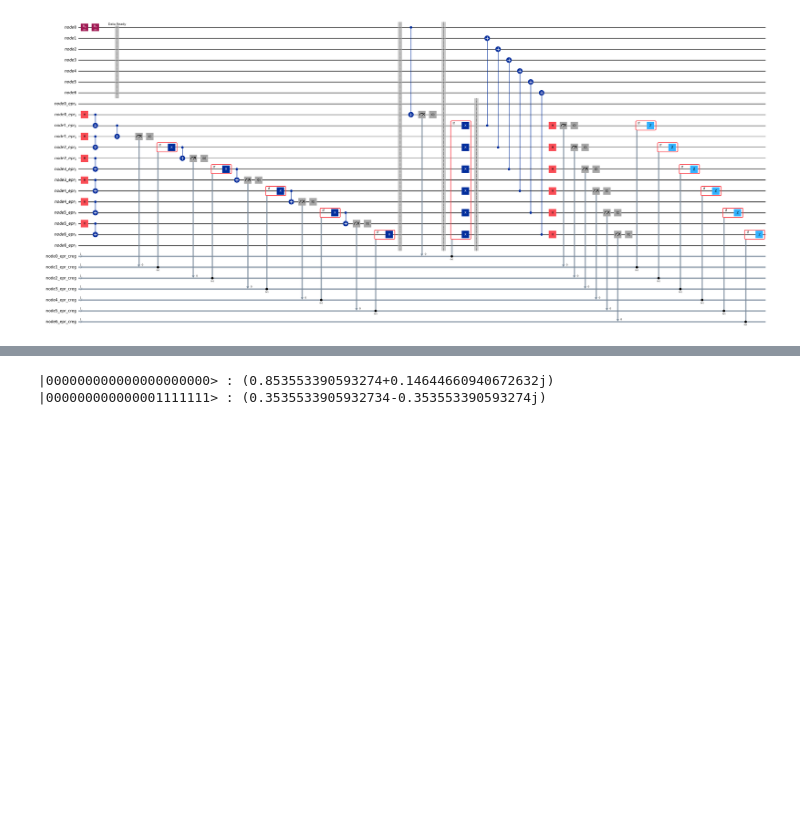
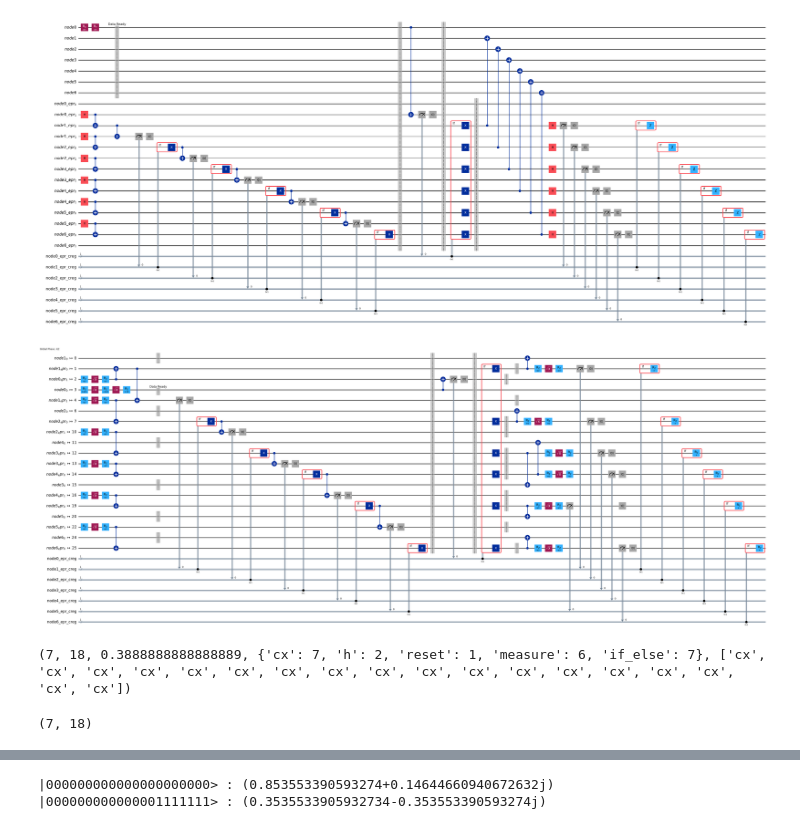
Before and after one commit to EayonTinthai/qmpi_cpe_kmutt, a Jupyter notebook: QMPI_Tinthai_Version/Mixed_Topology/merged_approach.ipynb, the cells around one changed output, grey strips where cells are left out. Drawn from its saved outputs; the diff is of its cells as text; code cells hidden in the pictures; blank space fills up the shorter version.

```diff
--- a/QMPI_Tinthai_Version/Mixed_Topology/merged_approach.ipynb
+++ b/QMPI_Tinthai_Version/Mixed_Topology/merged_approach.ipynb
@@ -590,3 +710,45 @@ linear_chain_class.q.draw('mpl',  fold = -1)
 # %% [output]
 Created 7 nodes to the circuit.
 [figure]
+# %%
+from qiskit import transpile
+from qiskit_ibm_runtime.fake_provider import FakeAuckland, FakeBrisbane, FakeKawasaki, FakeTorino, FakePeekskill
+tp = transpile(linear_chain_class.q, backend=FakeAuckland(), optimization_level=3)
+tp.draw('mpl', fold=-1)
+# %% [output]
+[figure, added]
+# %%
+import qiskit
+from typing import Tuple
+
+# ตั้งชื่อใหม่เพื่อไม่ให้ซ้ำกับของเดิม เช่น เติม _custom ต่อท้าย
+def custom_compute_depth_with_qiskit(circuit: qiskit.QuantumCircuit) -> Tuple[int, int, float]:
+    dag = qiskit.converters.circuit_to_dag(circuit)
+    dag.remove_all_ops_named("barrier")
+    longest_paths = dag.count_ops_longest_path()
+
+    n_ed = sum(
+        [
+            longest_paths[name]
+            for name in {op.name for op in dag.two_qubit_ops()}
+            if name in longest_paths
+        ]
+    )
+    n_e = len(dag.two_qubit_ops())
+
+    # คำนวณผลลัพธ์
+    if n_ed == 0:
+        result = 0.0
+    else:
+        result = n_ed / n_e
+
+    # ส่งค่ากลับออกมาเป็น Tuple (n_ed, n_e, ผลลัพธ์)
+    return n_ed, n_e, result, longest_paths, [op.name for op in dag.two_qubit_ops()]
+
+print(custom_compute_depth_with_qiskit(linear_chain_class.q))
+# %% [output]
+(7, 18, 0.3888888888888889, {'cx': 7, 'h': 2, 'reset': 1, 'measure': 6, 'if_else': 7}, ['cx', 'cx', 'cx', 'cx', 'cx', 'cx', 'cx', 'cx', 'cx', 'cx', 'cx', 'cx', 'cx', 'cx', 'cx', 'cx', 'cx', 'cx'])
+# %%
+print(compute_depth_with_qiskit(linear_chain_class.q))
+# %% [output]
+(7, 18)
```
Also changed, not shown: parts of 14 cells of this notebook, 17 other files.
